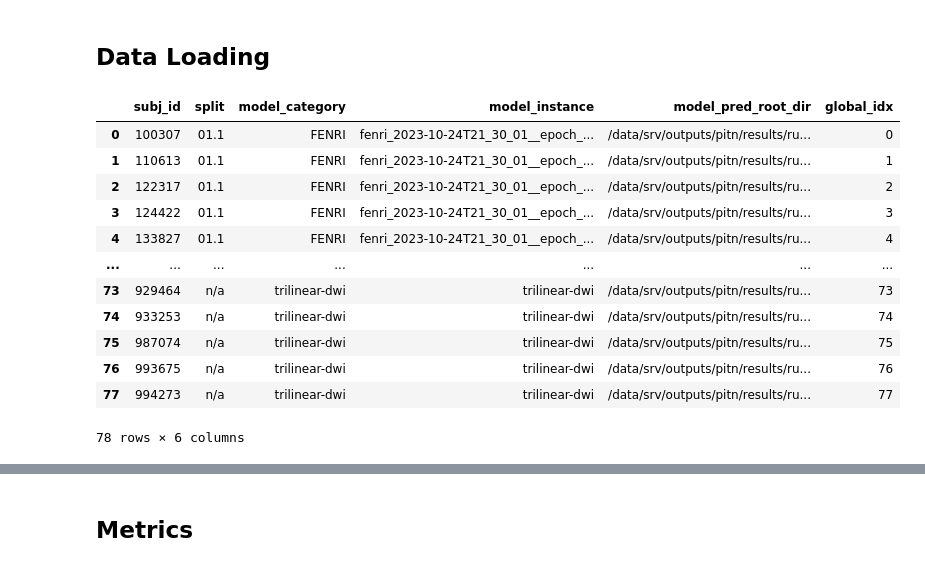
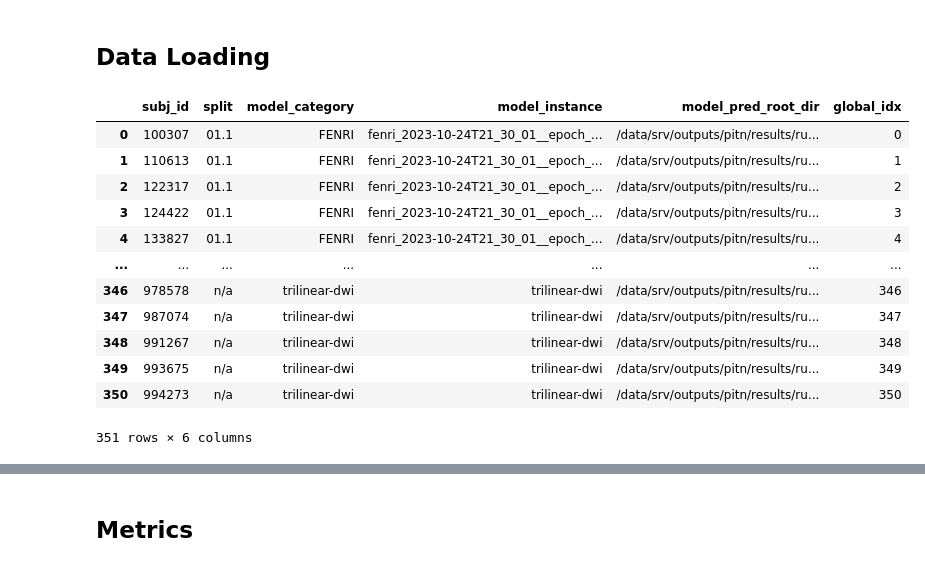
Before and after one commit to TylerSpears/fenri, a Jupyter notebook: notebooks/data_analysis/hcp/quant_analysis.ipynb, the cells around one changed output, grey strips where cells are left out. Drawn from its saved outputs; the diff is of its cells as text; code cells hidden in the pictures.

```diff
--- a/notebooks/data_analysis/hcp/quant_analysis.ipynb
+++ b/notebooks/data_analysis/hcp/quant_analysis.ipynb
@@ -151,8 +151,8 @@ def log_prefix():
 split_files = {
     # "01.1": Path("../../continuous_sr/data_splits/tmp_one-subj_HCP_train-val-test_split_01.1.csv"),
     "01.1": Path("../../continuous_sr/data_splits/HCP_train-val-test_split_01.1.csv"),
-    # "02.1": Path("../../continuous_sr/data_splits/HCP_train-val-test_split_02.1.csv"),
-    # "03.1": Path("../../continuous_sr/data_splits/HCP_train-val-test_split_03.1.csv"),
+    "02.1": Path("../../continuous_sr/data_splits/HCP_train-val-test_split_02.1.csv"),
+    "03.1": Path("../../continuous_sr/data_splits/HCP_train-val-test_split_03.1.csv"),
 }
 
 test_subj_ids_split = dict()
@@ -185,15 +185,68 @@ assert test_pred_root_dir.exists()
 # %%
 # All valid permutations of subj_id x split x model_instance will be placed into a
 # table.
-model_instances = ("fenri_2023-10-24T21_30_01__epoch_43_step_33397", "trilinear-dwi")
+model_instances = (
+    "fenri_2023-10-24T21_30_01__epoch_43_step_33397",
+    "fenri_2023-11-05T13_05_26__epoch_49_step_37951",
+    "fenri_2023-11-05T22_24_21__epoch_48_step_37192",
+    "fixed-net_2023-11-07T03_37_59__epoch_49_step_37951",
+    "fixed-net_2023-11-06T17_39_29__epoch_49_step_37951",
+    "fixed-net_2023-11-06T22_02_24__epoch_49_setp_37951",
+    "trilinear-dwi",
+    # "trilinear-sh",
+)
 instance_pred_root_dirs = (
-    test_pred_root_dir / "fenri" / "2023-10-24T21_30_01" / "test_set",
+    test_pred_root_dir
+    / "fenri"
+    / "2023-10-24T21_30_01__fenri_hcp_split01.1"
+    / "test_set",
+    test_pred_root_dir
+    / "fenri"
+    / "2023-11-05T13_05_26__fenri_hcp_split02.1"
+    / "test_set",
+    test_pred_root_dir
+    / "fenri"
+    / "2023-11-05T22_24_21__fenri_hcp_split03.1"
+    / "test_set",
+    test_pred_root_dir
+    / "fixed_net"
+    / "2023-11-07T03_37_59__fixed-net_hcp_split_01.1"
+    / "test_set",
+    test_pred_root_dir
+    / "fixed_net"
+    / "2023-11-06T17_39_29__fixed-net_hcp_split-02.1"
+    / "test_set",
+    test_pred_root_dir
+    / "fixed_net"
+    / "2023-11-06T22_02_24__fixed-net_hcp_split_03.1"
+    / "test_set",
     test_pred_root_dir
     / "trilinear"
-    / "2023-10-24T21_31_38_trilinear_resample-dwi_odf-fit",
+    / "2023-10-24T21_31_38_trilinear_resample-dwi_odf-fit__hcp",
+    # test_pred_root_dir
+    # / "trilinear"
+    # / "2023-11-07T13_19_00_trilinear_resample-sh__hcp"
 )
-model_categories = ("FENRI", "trilinear-dwi")
-instance_splits = ("01.1", "n/a")
+model_categories = (
+    "FENRI",
+    "FENRI",
+    "FENRI",
+    "fixed-net",
+    "fixed-net",
+    "fixed-net",
+    "trilinear-dwi",
+    #  "trilinear-sh"
+)
+instance_splits = (
+    "01.1",
+    "02.1",
+    "03.1",
+    "01.1",
+    "02.1",
+    "03.1",
+    "n/a",
+    #    "n/a"
+)
 # All tuples must have the same length where values are repeated where necessary.
 assert (
     len(model_categories)
@@ -210,39 +263,39 @@ pred_table = dict(
     model_instance=list(),
     model_pred_root_dir=list(),
 )
 
 for i in range(len(model_instances)):
     instance = model_instances[i]
     category = model_categories[i]
     split = instance_splits[i]
     pred_root_dir = str(instance_pred_root_dirs[i])
     assert Path(pred_root_dir).exists()
 
     subj_ids_in_split = test_subj_ids_split[split]
     for subj_id in subj_ids_in_split:
         pred_table["subj_id"].append(subj_id)
         pred_table["split"].append(split)
         pred_table["model_category"].append(category)
         pred_table["model_instance"].append(instance)
         pred_table["model_pred_root_dir"].append(str(pred_root_dir))
 pred_table = pd.DataFrame.from_dict(pred_table)
 # Assign the global row index as a field for later association between lists and rows.
 pred_table["global_idx"] = pred_table.index
 pred_table
 # %% [output]
 |  | subj_id | split | model_category | model_instance | model_pred_root_dir | global_idx |
 | 0 | 100307 | 01.1 | FENRI | fenri_2023-10-24T21_30_01__epoch_... | /data/srv/outputs/pitn/results/ru... | 0 |
 | 1 | 110613 | 01.1 | FENRI | fenri_2023-10-24T21_30_01__epoch_... | /data/srv/outputs/pitn/results/ru... | 1 |
 | 2 | 122317 | 01.1 | FENRI | fenri_2023-10-24T21_30_01__epoch_... | /data/srv/outputs/pitn/results/ru... | 2 |
 | 3 | 124422 | 01.1 | FENRI | fenri_2023-10-24T21_30_01__epoch_... | /data/srv/outputs/pitn/results/ru... | 3 |
 | 4 | 133827 | 01.1 | FENRI | fenri_2023-10-24T21_30_01__epoch_... | /data/srv/outputs/pitn/results/ru... | 4 |
 | ... | ... | ... | ... | ... | ... | ... |
-| 73 | 929464 | n/a | trilinear-dwi | trilinear-dwi | /data/srv/outputs/pitn/results/ru... | 73 |
-| 74 | 933253 | n/a | trilinear-dwi | trilinear-dwi | /data/srv/outputs/pitn/results/ru... | 74 |
-| 75 | 987074 | n/a | trilinear-dwi | trilinear-dwi | /data/srv/outputs/pitn/results/ru... | 75 |
-| 76 | 993675 | n/a | trilinear-dwi | trilinear-dwi | /data/srv/outputs/pitn/results/ru... | 76 |
-| 77 | 994273 | n/a | trilinear-dwi | trilinear-dwi | /data/srv/outputs/pitn/results/ru... | 77 |
+| 346 | 978578 | n/a | trilinear-dwi | trilinear-dwi | /data/srv/outputs/pitn/results/ru... | 346 |
+| 347 | 987074 | n/a | trilinear-dwi | trilinear-dwi | /data/srv/outputs/pitn/results/ru... | 347 |
+| 348 | 991267 | n/a | trilinear-dwi | trilinear-dwi | /data/srv/outputs/pitn/results/ru... | 348 |
+| 349 | 993675 | n/a | trilinear-dwi | trilinear-dwi | /data/srv/outputs/pitn/results/ru... | 349 |
+| 350 | 994273 | n/a | trilinear-dwi | trilinear-dwi | /data/srv/outputs/pitn/results/ru... | 350 |
-78 rows × 6 columns
+351 rows × 6 columns
 # %%
 # Locate GT subject data and individual prediction files.
 WAAE_MIN_AMPLITUDE = 0.1
```
Also changed, not shown: parts of 9 cells of this notebook, 21 other files.
